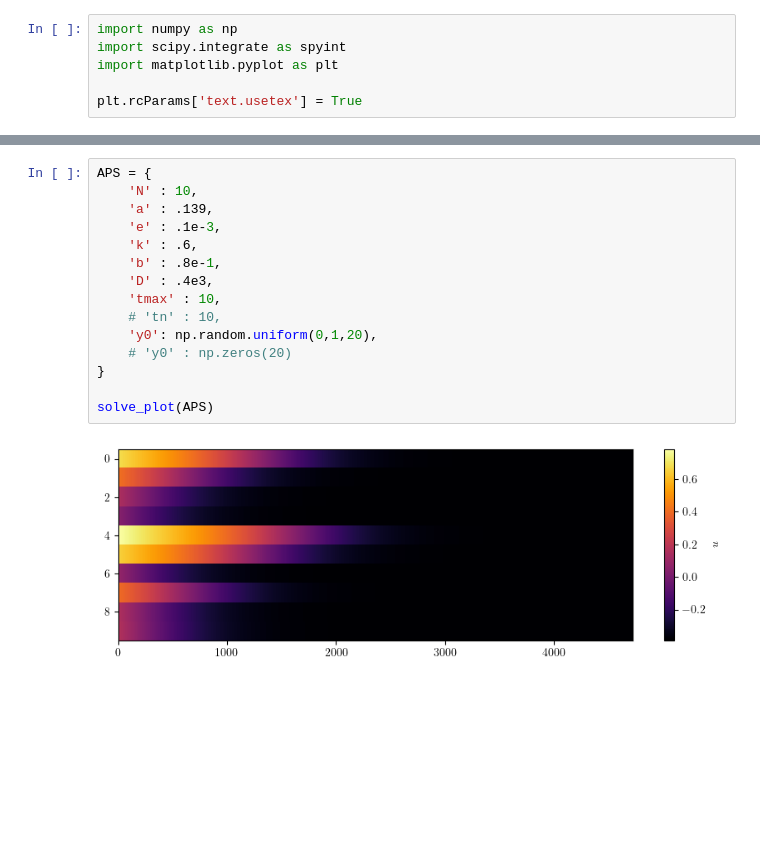
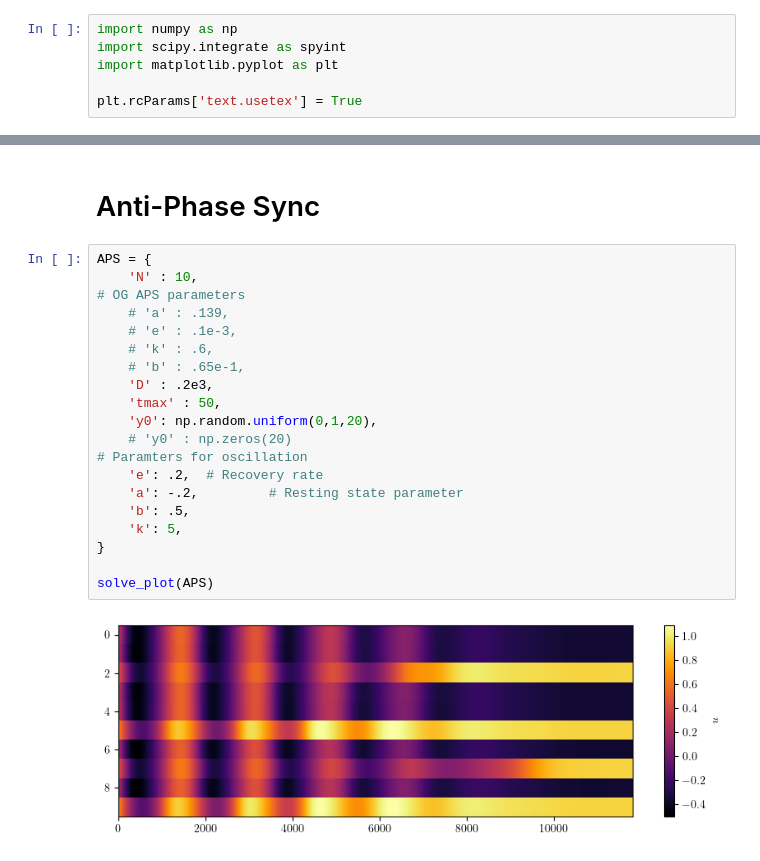
Before and after one commit to akshaysanjeevk/FHN-Relaxed-Oscillators, a Jupyter notebook: reboot/test.ipynb, the cells around one changed output, grey strips where cells are left out. Saved outputs shown, nothing was run; the diff lists cells and outputs as text; blank space fills up the shorter version.

```diff
--- a/reboot/test.ipynb
+++ b/reboot/test.ipynb
@@ -35,17 +60,24 @@ def solve_plot(prm):
+# %% [markdown]
+# Anti-Phase Sync
 # %%
 APS = {
     'N' : 10,
-    'a' : .139,
-    'e' : .1e-3,
-    'k' : .6,
-    'b' : .8e-1,
-    'D' : .4e3,
-    'tmax' : 10,
-    # 'tn' : 10,
+# OG APS parameters
+    # 'a' : .139,
+    # 'e' : .1e-3,
+    # 'k' : .6,
+    # 'b' : .65e-1,
+    'D' : .2e3,
+    'tmax' : 50,
     'y0': np.random.uniform(0,1,20),
     # 'y0' : np.zeros(20)
+# Paramters for oscillation
+    'e': .2,  # Recovery rate
+    'a': -.2,         # Resting state parameter
+    'b': .5,
+    'k': 5,
 }
 
 solve_plot(APS)
 # %% [output]
-[figure, old version]
+[figure, new version]
```
Also changed, not shown: parts of 9 cells of this notebook, 2 other files.
